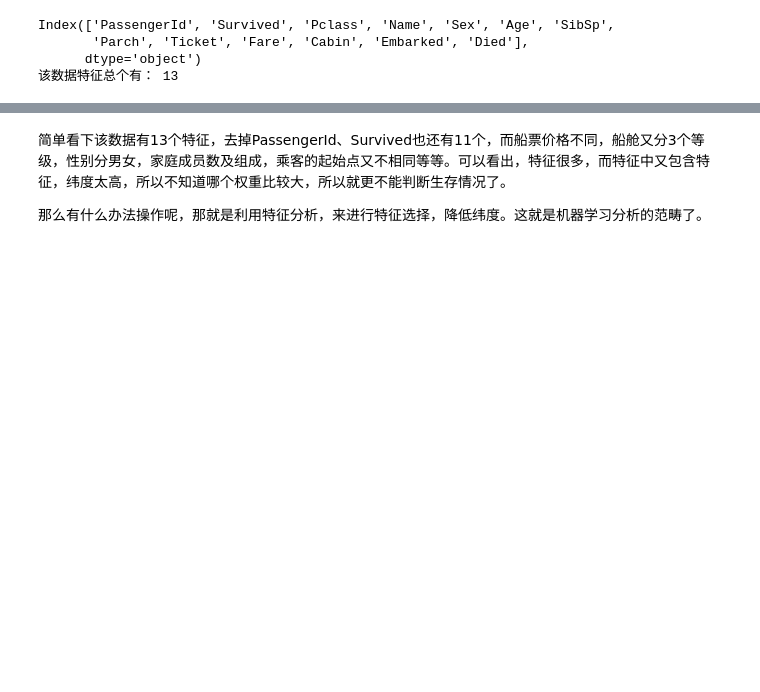
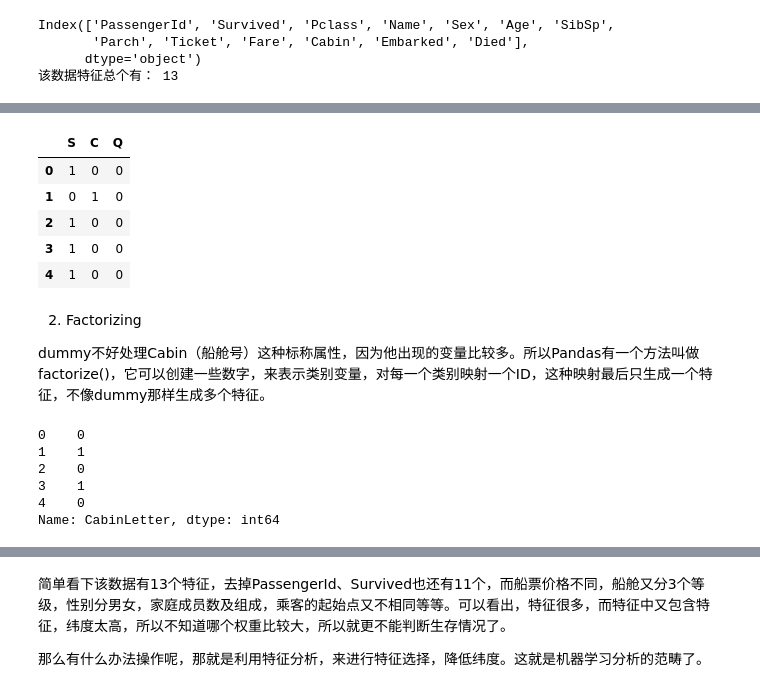
Before and after one commit to daviad/-, a Jupyter notebook: demo/titanic/simple.ipynb, the cells around one changed output, grey strips where cells are left out. Cells and saved outputs as stored; diff of their text form; code cells hidden in the pictures; blank space fills up the shorter version.

```diff
--- a/demo/titanic/simple.ipynb
+++ b/demo/titanic/simple.ipynb
@@ -246,0 +287,34 @@ Index(['PassengerId', 'Survived', 'Pclass', 'Name', 'Sex', 'Age', 'SibSp',
+# %%
+embark_dummies  = pd.get_dummies(train_data['Embarked'])
+train_data = train_data.join(embark_dummies)
+train_data.drop(['Embarked'], axis=1,inplace=True)
+embark_dummies = train_data[['S', 'C', 'Q']]
+embark_dummies.head()
+# train_data.head(6)
+# %% [output]
+|  | S | C | Q |
+| 0 | 1 | 0 | 0 |
+| 1 | 0 | 1 | 0 |
+| 2 | 1 | 0 | 0 |
+| 3 | 1 | 0 | 0 |
+| 4 | 1 | 0 | 0 |
+# %% [markdown]
+2. Factorizing
+
+dummy不好处理Cabin（船舱号）这种标称属性，因为他出现的变量比较多。所以Pandas有一个方法叫做factorize()，它可以创建一些数字，来表示类别变量，对每一个类别映射一个ID，这种映射最后只生成一个特征，不像dummy那样生成多个特征。
+# %%
+import re
+# Replace missing values with "U0"
+train_data['Cabin'][train_data.Cabin.isnull()] = 'U0'
+# create feature for the alphabetical part of the cabin number
+train_data['CabinLetter'] = train_data['Cabin'].map( lambda x : re.compile("([a-zA-Z]+)").search(x).group())
+# convert the distinct cabin letters with incremental integer values
+train_data['CabinLetter'] = pd.factorize(train_data['CabinLetter'])[0]
+train_data['CabinLetter'].head()
+# %% [output]
+0    0
+1    1
+2    0
+3    1
+4    0
+Name: CabinLetter, dtype: int64
```
Also changed, not shown: parts of 17 cells of this notebook, 3 other files.
